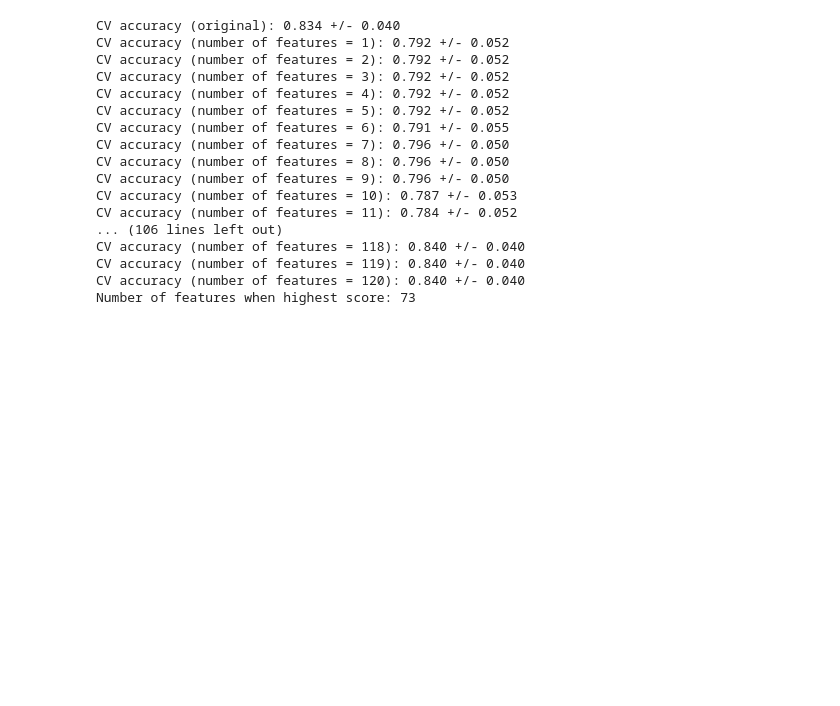
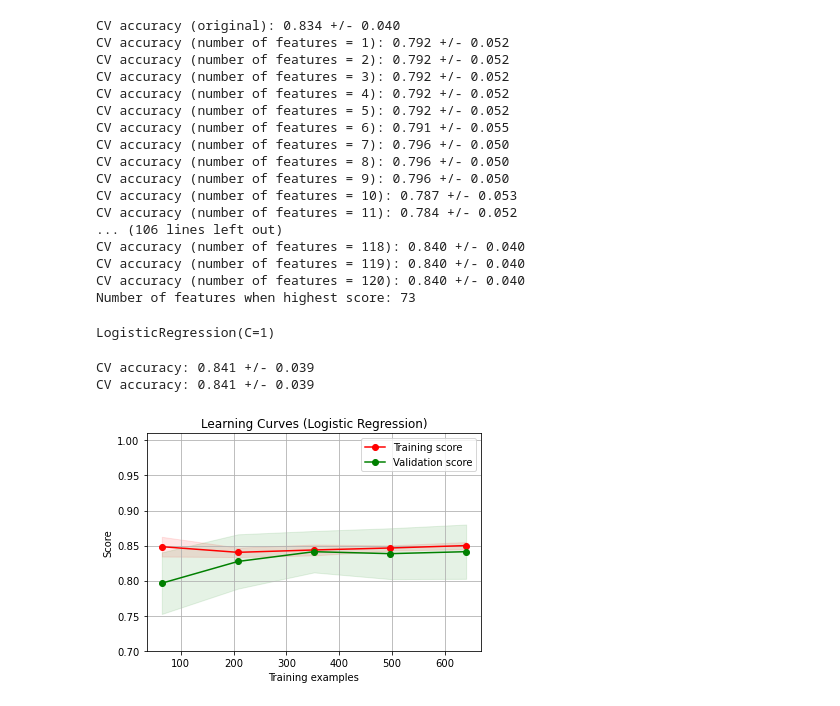
Before and after one commit to SBIK1219/CodingTest, a Jupyter notebook: Titanic_ML2.ipynb, the cells around one changed output. Drawn from its saved outputs; the diff is of its cells as text; code cells hidden in the pictures; blank space fills up the shorter version.

```diff
--- a/Titanic_ML2.ipynb
+++ b/Titanic_ML2.ipynb
@@ -781,3 +781,27 @@ CV accuracy (number of features = 118): 0.840 +/- 0.040
 CV accuracy (number of features = 119): 0.840 +/- 0.040
 CV accuracy (number of features = 120): 0.840 +/- 0.040
 Number of features when highest score: 73
+# %%
+select = SelectKBest(score_func=chi2, k=k_features_highest_score)
+select.fit(X_train_poly, y_train)
+X_train_poly_selected = select.transform(X_train_poly)
+# %%
+logreg = LogisticRegression(C=1)
+logreg.fit(X_train_poly_selected, y_train)
+# %% [output]
+LogisticRegression(C=1)
+# %%
+scores = cross_val_score(logreg, X_train_poly_selected, y_train, cv=10)
+print('CV accuracy: %.3f +/- %.3f' % (np.mean(scores), np.std(scores)))
+mean_scores  = np.mean(scores)
+mean_std = np.std(scores)
+print(f'CV accuracy: {mean_scores:.3f} +/- {mean_std:.3f}')
+# %% [output]
+CV accuracy: 0.841 +/- 0.039
+CV accuracy: 0.841 +/- 0.039
+# %%
+title = "Learning Curves (Logistic Regression)"
+cv = 10
+plot_learning_curve(logreg, title, X_train_poly_selected, y_train, ylim=(0.7, 1.01), cv=cv, n_jobs=1);
+# %% [output]
+[figure, added]
```
Also changed, not shown: parts of 3 cells of this notebook.
